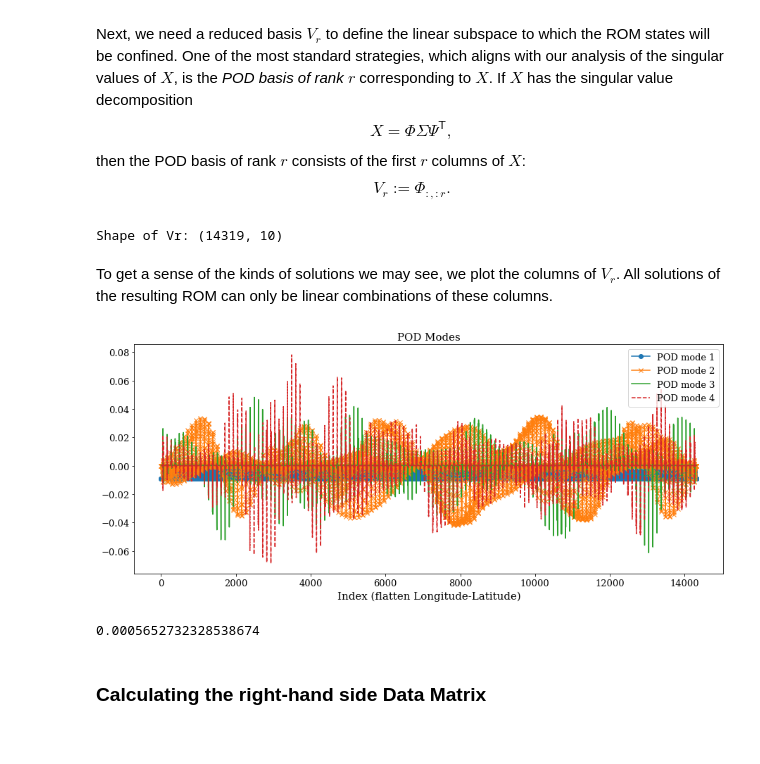
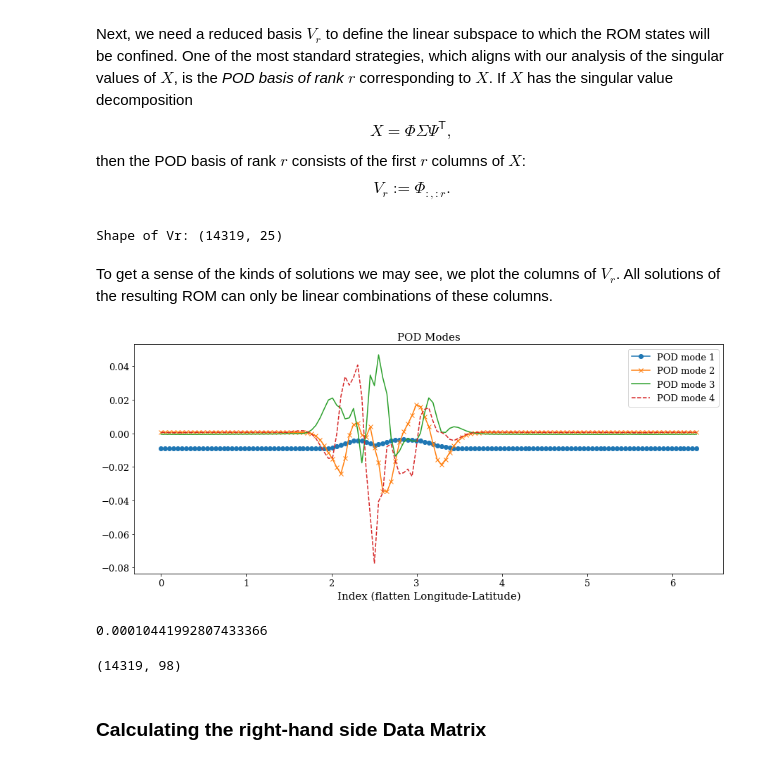
Before and after one commit to opaliss/Space-Weather-ROM, a Jupyter notebook: MHD/SW-ROM-Shifted-MHD-2D-LowRes.ipynb, the cells around one changed output. Drawn from its saved outputs; the diff is of its cells as text; code cells hidden in the pictures.

```diff
--- a/MHD/SW-ROM-Shifted-MHD-2D-LowRes.ipynb
+++ b/MHD/SW-ROM-Shifted-MHD-2D-LowRes.ipynb
@@ -40,8 +43,11 @@ from code.numerical_methods import apply_numerical_method
 # %%
 # mas output - br, rho, vr
-mas_path = get_mas_path(cr="2210")
+cr = "2210"
+mas_path = get_mas_path(cr=cr)
 model = MASOutput(mas_path)
 print(model.variables)
+# get back to original directory
+os.chdir(curr_dir)
 # %% [output]
 ['br', 'rho', 'vr']
 # %%
@@ -217,5 +223,5 @@ plot_slices_fig(data=V_new, title="MHD Shifted CR2210", figsave="figs/mhd_2D_shi
 * Testing/Validation = Remaining $n_{r}-l$ radial indexes.
 # %%
 # set up the first l indexes used for training.
-l = int(0.9*(len(r)))
+l = int(0.7*(len(r)))
 # %%
@@ -370,32 +364,36 @@ $$
 V_{r} := \Phi_{:,:r}.
 $$
 # %%
-Vr, _ = roi.pre.pod_basis(flatten(X_train), rank, mode="dense")
+Vr, _ = roi.pre.pod_basis(flatten(X_train), 25, mode="dense")
 print(f"Shape of Vr: {Vr.shape}")
 # %% [output]
-Shape of Vr: (14319, 10)
+Shape of Vr: (14319, 25)
 # %% [markdown]
 To get a sense of the kinds of solutions we may see, we plot the columns of $V_r$.
 All solutions of the resulting ROM can only be linear combinations of these columns.
 # %%
 fig, ax = plt.subplots(figsize=(15, 6))
 
-ax.plot(Vr[:,0], "-o", label=f"POD mode {1}")
-ax.plot(Vr[:,1], "-x", label=f"POD mode {2}")
-ax.plot(Vr[:,2], "-", label=f"POD mode {3}")
-ax.plot(Vr[:,3], "--", label=f"POD mode {4}")
+ax.plot(p, Vr[:len(p),0], "-o", label=f"POD mode {1}")
+ax.plot(p, Vr[:len(p),1], "-x", label=f"POD mode {2}")
+ax.plot(p, Vr[:len(p),2], "-", label=f"POD mode {3}")
+ax.plot(p, Vr[:len(p),3], "--", label=f"POD mode {4}")
 
 ax.set_xlabel("Index (flatten Longitude-Latitude)", fontsize=15)
 ax.set_title("POD Modes", fontsize=15)
 
 plt.legend(loc="upper right")
 plt.show()
 # %% [output]
-[figure, old version]
+[figure, new version]
 # %%
 roi.pre.projection_error(flatten(X_train), Vr)
 # %% [output]
-0.0005652732328538674
+0.00010441992807433366
+# %%
+flatten(X_train).shape
+# %% [output]
+(14319, 98)
 # %% [markdown]
 ### Calculating the right-hand side Data Matrix
 # %% [markdown]
```
Also changed, not shown: parts of 40 cells of this notebook, 12 other files.
